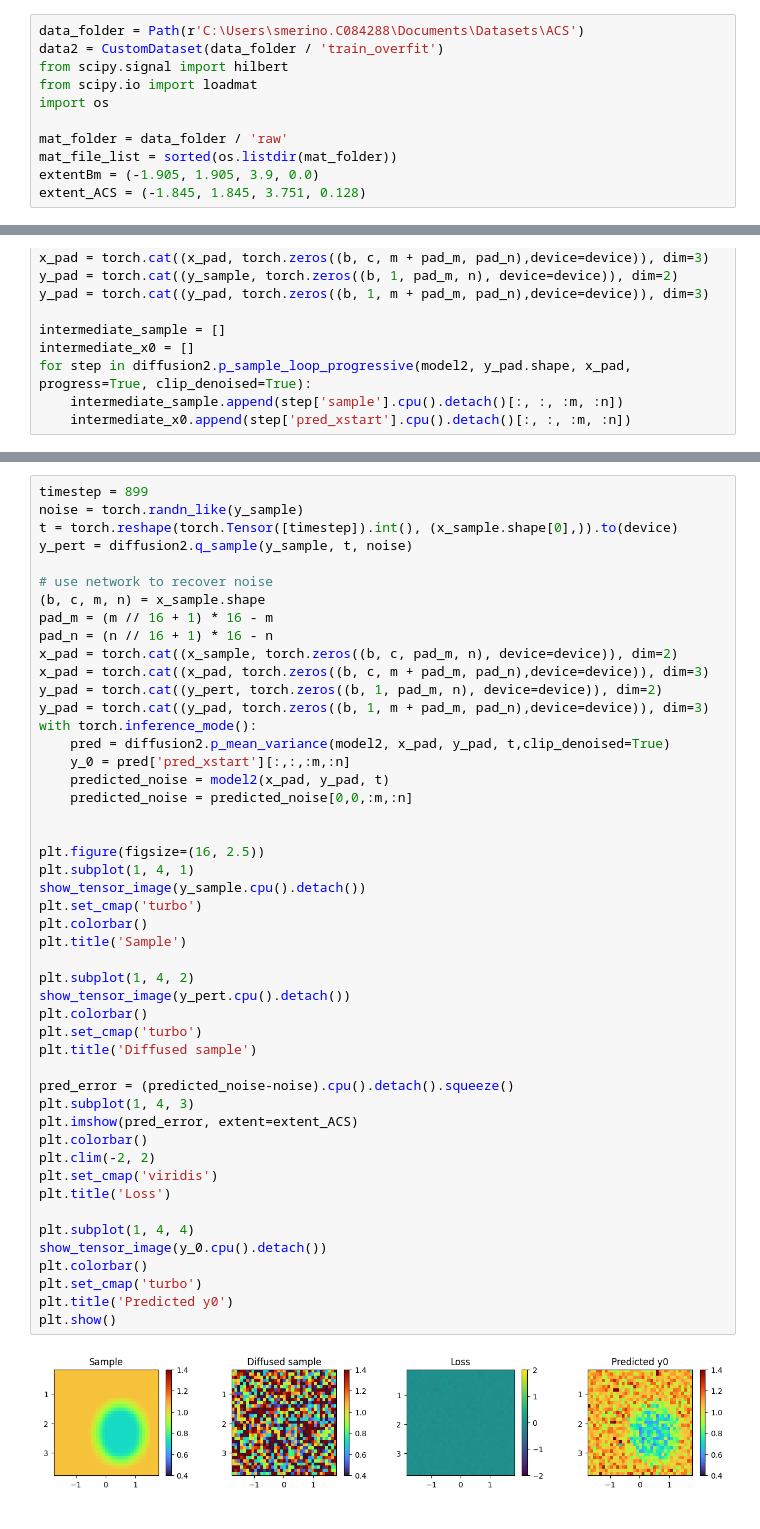
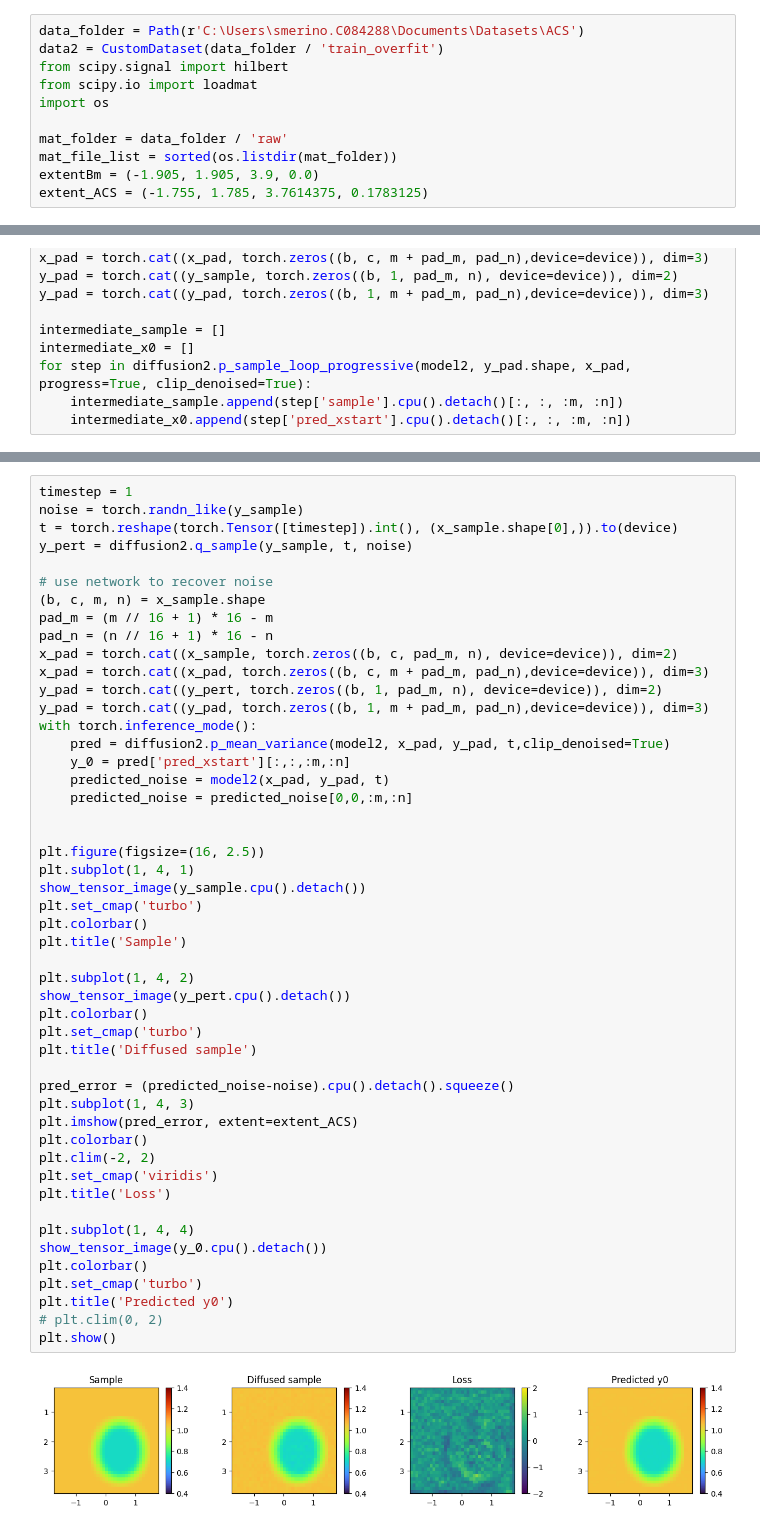
Before and after one commit to SebastianMerino/DL-Attenuation, a Jupyter notebook: sampling_overfit.ipynb, the cells around one changed output, grey strips where cells are left out. Drawn from its saved outputs; the diff is of its cells as text.

```diff
--- a/sampling_overfit.ipynb
+++ b/sampling_overfit.ipynb
@@ -83,7 +83,7 @@ import os
 mat_folder = data_folder / 'raw'
 mat_file_list = sorted(os.listdir(mat_folder))
 extentBm = (-1.905, 1.905, 3.9, 0.0)
-extent_ACS = (-1.845, 1.845, 3.751, 0.128)
+extent_ACS = (-1.755, 1.785, 3.7614375, 0.1783125)
 # %%
 
 sample_id = 0
@@ -147,5 +147,5 @@ plt.show()
 # %%
-timestep = 899
+timestep = 1
 noise = torch.randn_like(y_sample)
 t = torch.reshape(torch.Tensor([timestep]).int(), (x_sample.shape[0],)).to(device)
 y_pert = diffusion2.q_sample(y_sample, t, noise)
@@ -166,31 +166,32 @@ with torch.inference_mode():
 
 
 plt.figure(figsize=(16, 2.5))
 plt.subplot(1, 4, 1)
 show_tensor_image(y_sample.cpu().detach())
 plt.set_cmap('turbo')
 plt.colorbar()
 plt.title('Sample')
 
 plt.subplot(1, 4, 2)
 show_tensor_image(y_pert.cpu().detach())
 plt.colorbar()
 plt.set_cmap('turbo')
 plt.title('Diffused sample')
 
 pred_error = (predicted_noise-noise).cpu().detach().squeeze()
 plt.subplot(1, 4, 3)
 plt.imshow(pred_error, extent=extent_ACS)
 plt.colorbar()
 plt.clim(-2, 2)
 plt.set_cmap('viridis')
 plt.title('Loss')
 
 plt.subplot(1, 4, 4)
 show_tensor_image(y_0.cpu().detach())
 plt.colorbar()
 plt.set_cmap('turbo')
 plt.title('Predicted y0')
+# plt.clim(0, 2)
 plt.show()
 # %% [output]
-[figure, old version]
+[figure, new version]
```
Also changed, not shown: parts of 3 cells of this notebook, 2 other files.
